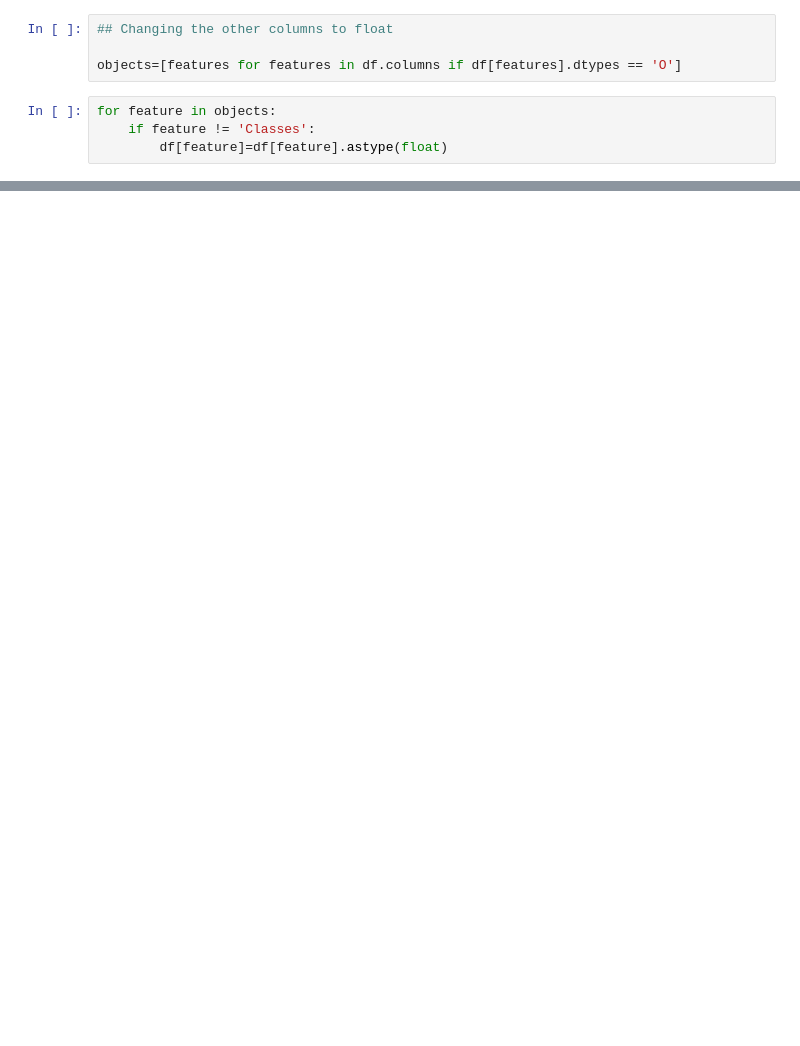
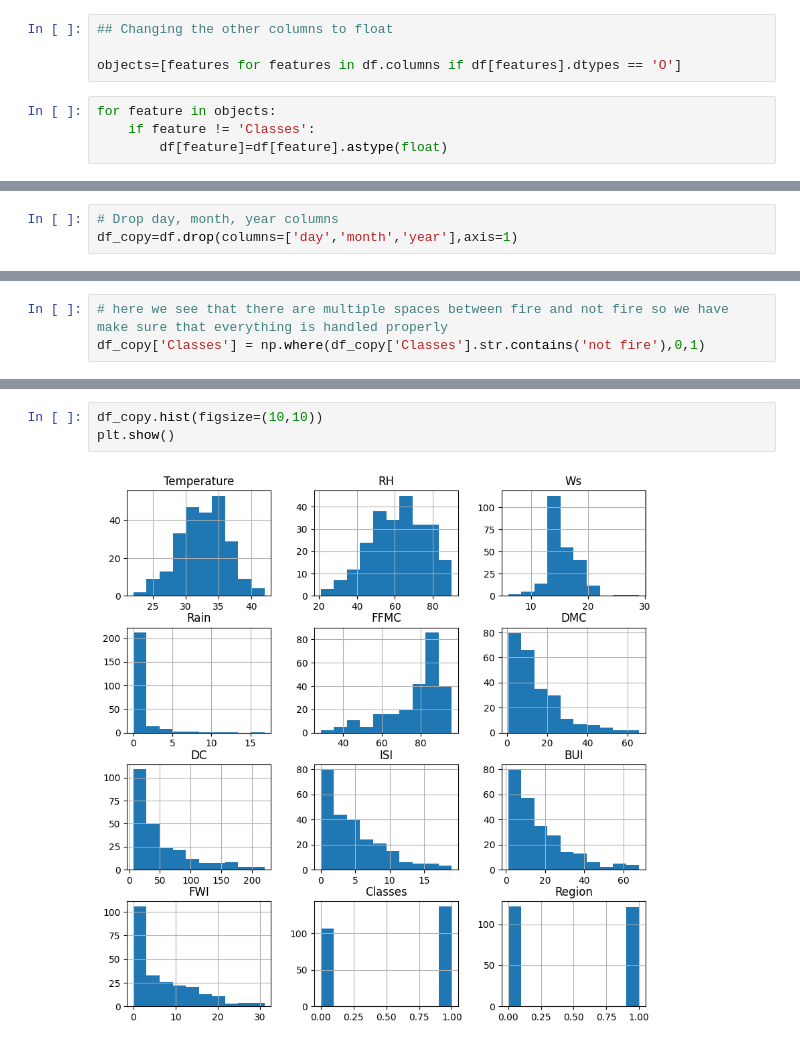
Before and after one commit to vivek-anand-singh/AlgerianForestFireAnalysis, a Jupyter notebook: Ridge,LassoRegression.ipynb, the cells around one changed output, grey strips where cells are left out. Cells and saved outputs as stored; diff of their text form; blank space fills up the shorter version.

```diff
--- a/Ridge,LassoRegression.ipynb
+++ b/Ridge,LassoRegression.ipynb
@@ -201,0 +214,3 @@ df.head()
+# %%
+# Drop day, month, year columns
+df_copy=df.drop(columns=['day','month','year'],axis=1)
@@ -201,0 +239,3 @@ df.head()
+# %%
+# here we see that there are multiple spaces between fire and not fire so we have make sure that everything is handled properly
+df_copy['Classes'] = np.where(df_copy['Classes'].str.contains('not fire'),0,1)
@@ -201,0 +273,5 @@ df.head()
+# %%
+df_copy.hist(figsize=(10,10))
+plt.show()
+# %% [output]
+[figure, added]
```
Also changed, not shown: parts of 24 cells of this notebook, 1 other file.
